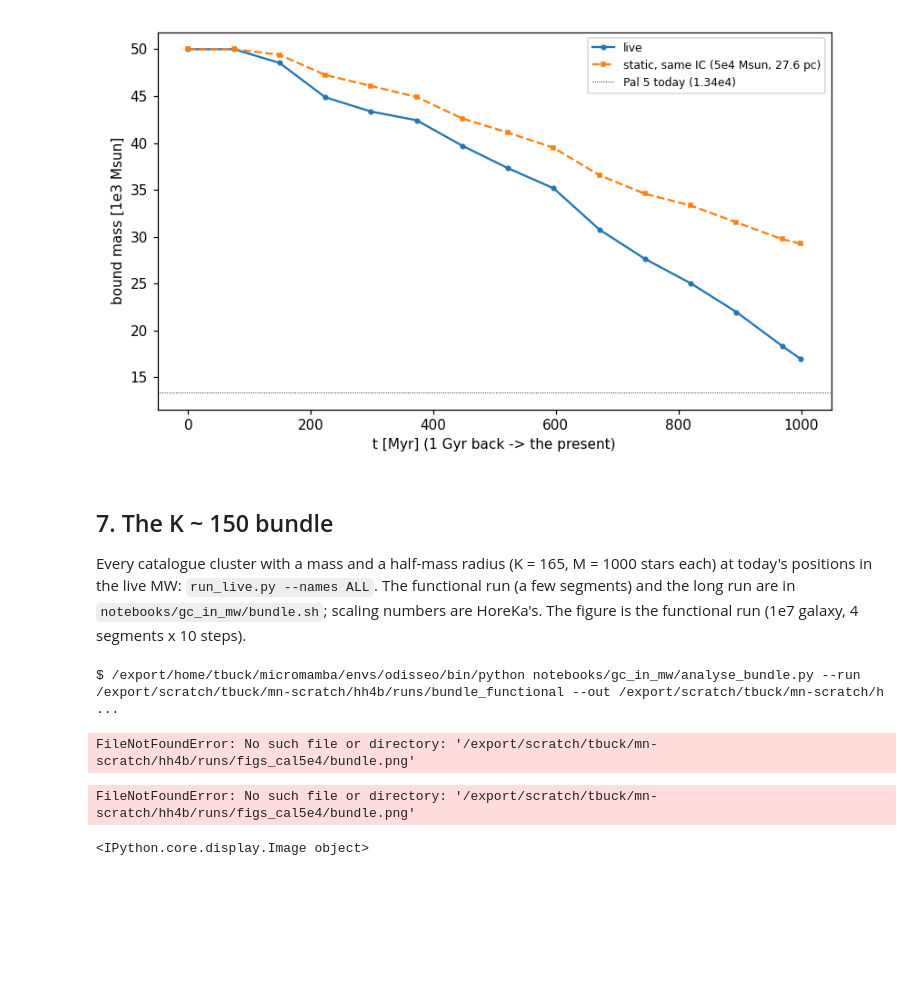
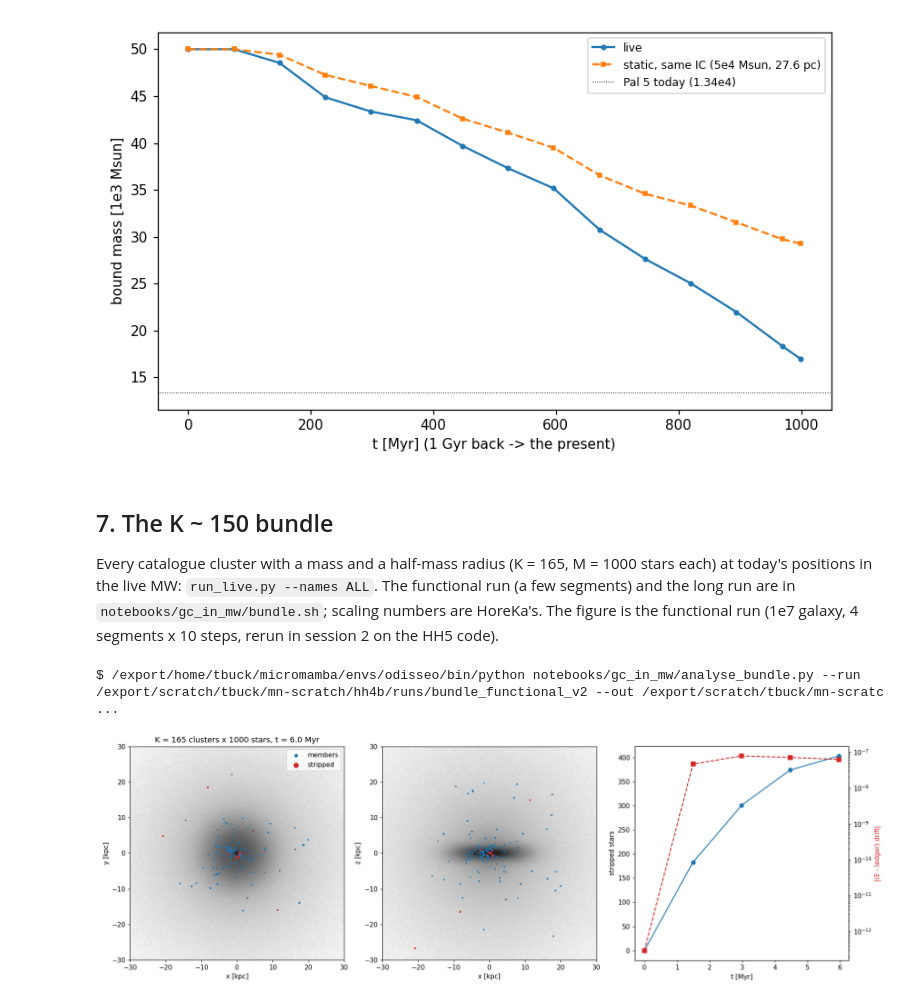
Before and after one commit to vepe99/Odisseo, a Jupyter notebook: notebooks/gc_in_mw/Pal5_live_MW.ipynb, the cells around one changed output. Saved outputs shown, nothing was run; the diff lists cells and outputs as text; code cells hidden in the pictures; blank space fills up the shorter version.

Commit message:
docs(gc): the notebook with the 5e4 Msun Pal 5 demo + dissolution + the bundle rerun; bundle.sh functional writes a restart every segment
Co-Authored-By: Claude Opus 5.5 <noreply@anthropic.com>

```diff
--- a/notebooks/gc_in_mw/Pal5_live_MW.ipynb
+++ b/notebooks/gc_in_mw/Pal5_live_MW.ipynb
@@ -185,16 +185,15 @@ $ /export/home/tbuck/micromamba/envs/odisseo/bin/python notebooks/gc_in_mw/disso
 Every catalogue cluster with a mass and a half-mass radius (K = 165, M = 1000 stars each) at today's
 positions in the live MW: `run_live.py --names ALL`. The functional run (a few segments) and the long run
 are in `notebooks/gc_in_mw/bundle.sh`; scaling numbers are HoreKa's. The figure is the functional run
-(1e7 galaxy, 4 segments x 10 steps).
+(1e7 galaxy, 4 segments x 10 steps, rerun in session 2 on the HH5 code).
 # %%
-BUNDLE = os.path.join(RUNS, "bundle_functional")
+BUNDLE = os.path.join(RUNS, "bundle_functional_v2")  # the session-2 rerun on the HH5 code
 if os.path.exists(os.path.join(BUNDLE, "done.json")):
     run(["notebooks/gc_in_mw/analyse_bundle.py", "--run", BUNDLE, "--out", FIGS], py=AGAMA_PY)
+if os.path.exists(os.path.join(FIGS, "bundle.png")):
     display(Image(os.path.join(FIGS, "bundle.png"), width=900))
 else:
-    print("no bundle run under", BUNDLE, "(notebooks/gc_in_mw/bundle.sh functional)")
+    print("no bundle figure under", FIGS, "(notebooks/gc_in_mw/bundle.sh functional, then analyse_bundle.py)")
 # %% [output]
-$ /export/home/tbuck/micromamba/envs/odisseo/bin/python notebooks/gc_in_mw/analyse_bundle.py --run /export/scratch/tbuck/mn-scratch/hh4b/runs/bundle_functional --out /export/scratch/tbuck/mn-scratch/h ...
+$ /export/home/tbuck/micromamba/envs/odisseo/bin/python notebooks/gc_in_mw/analyse_bundle.py --run /export/scratch/tbuck/mn-scratch/hh4b/runs/bundle_functional_v2 --out /export/scratch/tbuck/mn-scratc ...
-FileNotFoundError: No such file or directory: '/export/scratch/tbuck/mn-scratch/hh4b/runs/figs_cal5e4/bundle.png'
-FileNotFoundError: No such file or directory: '/export/scratch/tbuck/mn-scratch/hh4b/runs/figs_cal5e4/bundle.png'
-<IPython.core.display.Image object>
+[figure, added]
```
Also changed, not shown: 2 other files.
